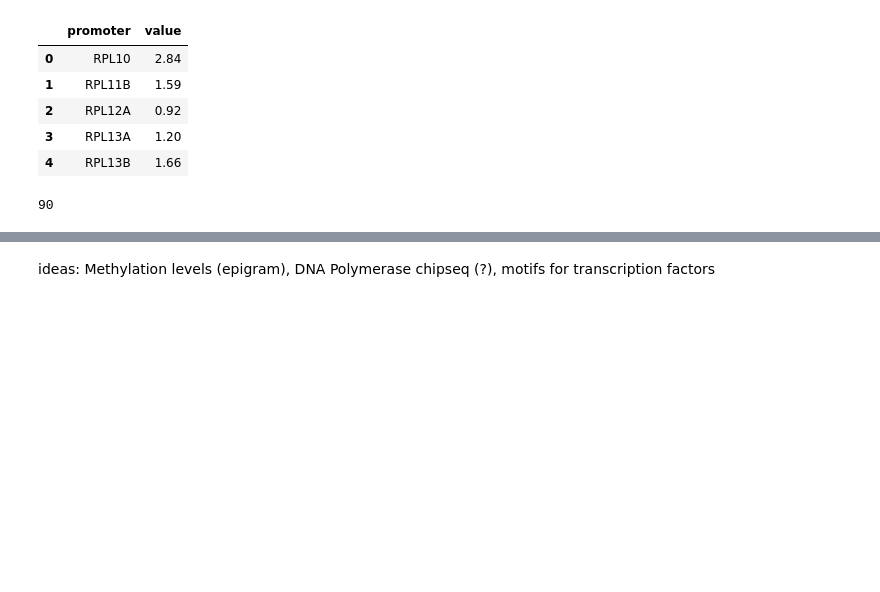
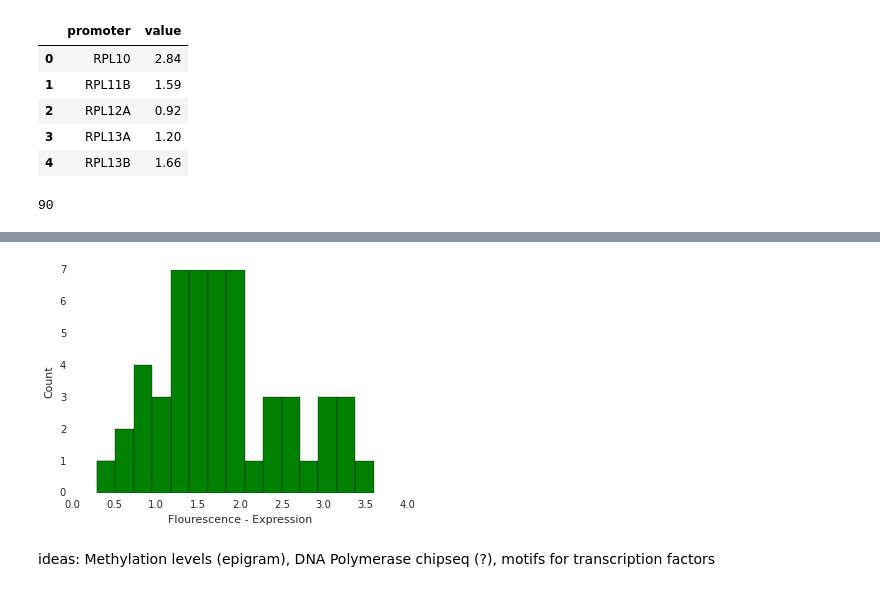
Before and after one commit to BNFO285Project/expressionPredictionChallenge, a Jupyter notebook: work_book.ipynb, the cells around one changed output, grey strips where cells are left out. Cells and saved outputs as stored; diff of their text form; code cells hidden in the pictures; blank space fills up the shorter version.

```diff
--- a/work_book.ipynb
+++ b/work_book.ipynb
@@ -22,0 +33,2 @@ len(training_output)
+# %%
+testing_output = [float(x.strip().split('\t')[1]) for x in open('./dream6_expred_predictions_gold_standard_0.txt').readlines()[1:]]
@@ -23,3 +39,10 @@ len(training_output)
+# %%
+pd.Series(testing_output).hist(bins=15, color='g')
+plt.xlabel('Flourescence - Expression')
+plt.ylabel('Count')
+plt.savefig('./hist_testing_data_flourescence.png')
+# %% [output]
+[figure, added]
 # %% [markdown]
 ideas: Methylation levels (epigram), DNA Polymerase chipseq (?), motifs for transcription factors
 # %% [markdown]
```
Also changed, not shown: parts of 5 cells of this notebook, 10 other files.
